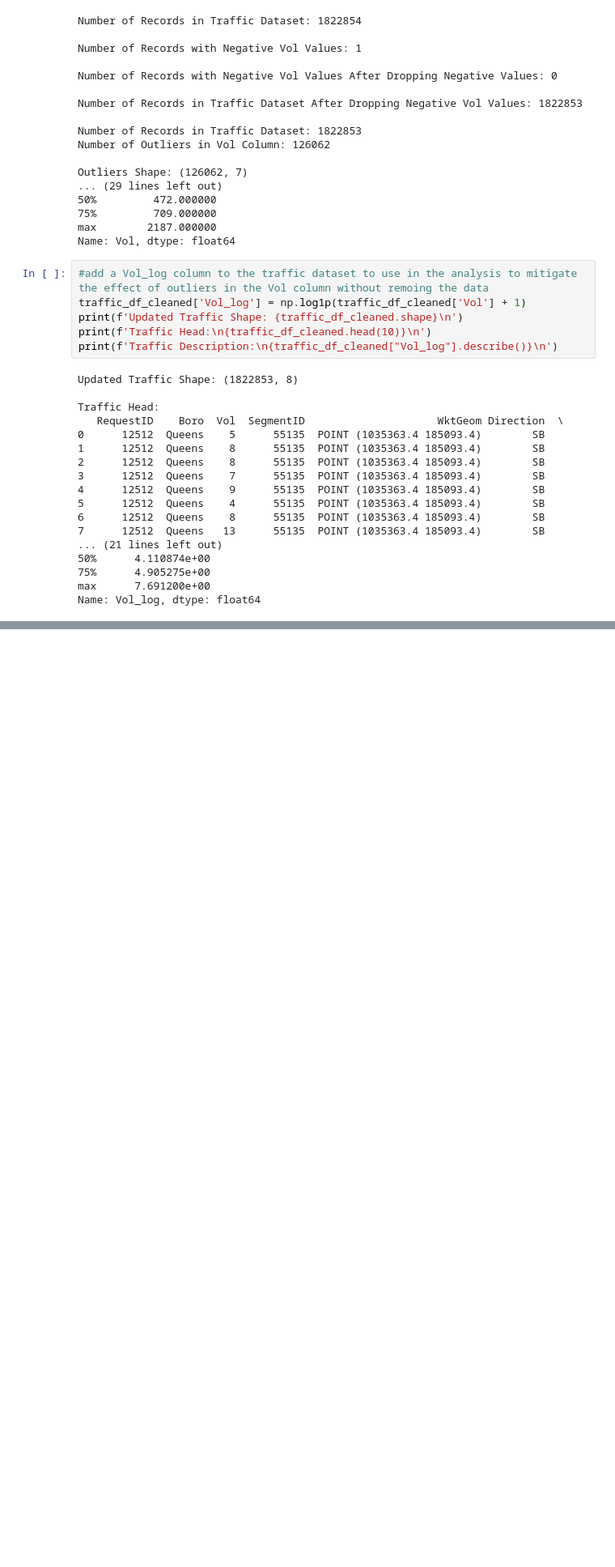
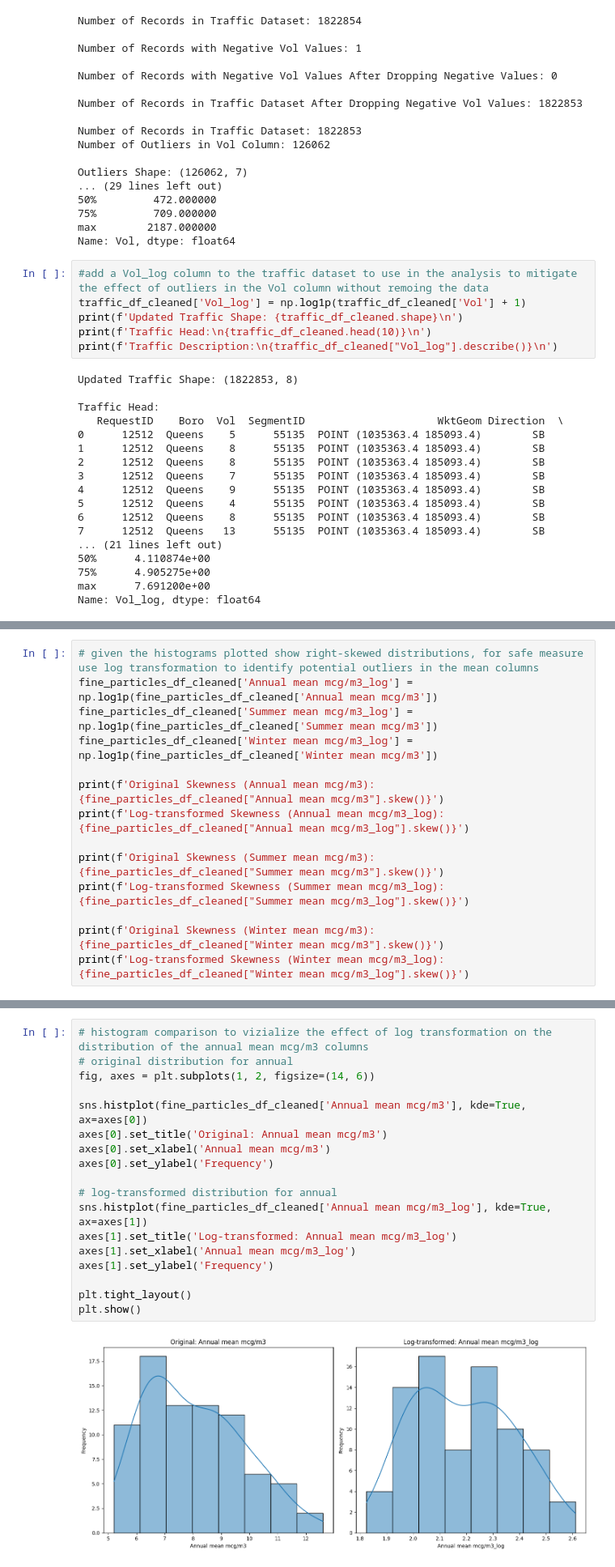
Before and after one commit to PonceEvelin/CS210_FinalProject, a Jupyter notebook: 01_data_cleaning.ipynb, the cells around one changed output, grey strips where cells are left out. Shown at 81% size. Saved outputs shown, nothing was run; the diff lists cells and outputs as text; blank space fills up the shorter version.

```diff
--- a/01_data_cleaning.ipynb
+++ b/01_data_cleaning.ipynb
@@ -276,0 +485,14 @@ traffic_df_cleaned.head()
+# %%
+# given the histograms plotted show right-skewed distributions, for safe measure use log transformation to identify potential outliers in the mean columns
+fine_particles_df_cleaned['Annual mean mcg/m3_log'] = np.log1p(fine_particles_df_cleaned['Annual mean mcg/m3'])
+fine_particles_df_cleaned['Summer mean mcg/m3_log'] = np.log1p(fine_particles_df_cleaned['Summer mean mcg/m3'])
+fine_particles_df_cleaned['Winter mean mcg/m3_log'] = np.log1p(fine_particles_df_cleaned['Winter mean mcg/m3'])
+
+print(f'Original Skewness (Annual mean mcg/m3): {fine_particles_df_cleaned["Annual mean mcg/m3"].skew()}')
+print(f'Log-transformed Skewness (Annual mean mcg/m3_log): {fine_particles_df_cleaned["Annual mean mcg/m3_log"].skew()}')
+
+print(f'Original Skewness (Summer mean mcg/m3): {fine_particles_df_cleaned["Summer mean mcg/m3"].skew()}')
+print(f'Log-transformed Skewness (Summer mean mcg/m3_log): {fine_particles_df_cleaned["Summer mean mcg/m3_log"].skew()}')
+
+print(f'Original Skewness (Winter mean mcg/m3): {fine_particles_df_cleaned["Winter mean mcg/m3"].skew()}')
+print(f'Log-transformed Skewness (Winter mean mcg/m3_log): {fine_particles_df_cleaned["Winter mean mcg/m3_log"].skew()}')
@@ -276,0 +506,20 @@ traffic_df_cleaned.head()
+# %%
+# histogram comparison to vizialize the effect of log transformation on the distribution of the annual mean mcg/m3 columns
+# original distribution for annual
+fig, axes = plt.subplots(1, 2, figsize=(14, 6))
+
+sns.histplot(fine_particles_df_cleaned['Annual mean mcg/m3'], kde=True, ax=axes[0])
+axes[0].set_title('Original: Annual mean mcg/m3')
+axes[0].set_xlabel('Annual mean mcg/m3')
+axes[0].set_ylabel('Frequency')
+
+# log-transformed distribution for annual
+sns.histplot(fine_particles_df_cleaned['Annual mean mcg/m3_log'], kde=True, ax=axes[1])
+axes[1].set_title('Log-transformed: Annual mean mcg/m3_log')
+axes[1].set_xlabel('Annual mean mcg/m3_log')
+axes[1].set_ylabel('Frequency')
+
+plt.tight_layout()
+plt.show()
+# %% [output]
+[figure, added]
```
Also changed, not shown: parts of 37 cells of this notebook.
